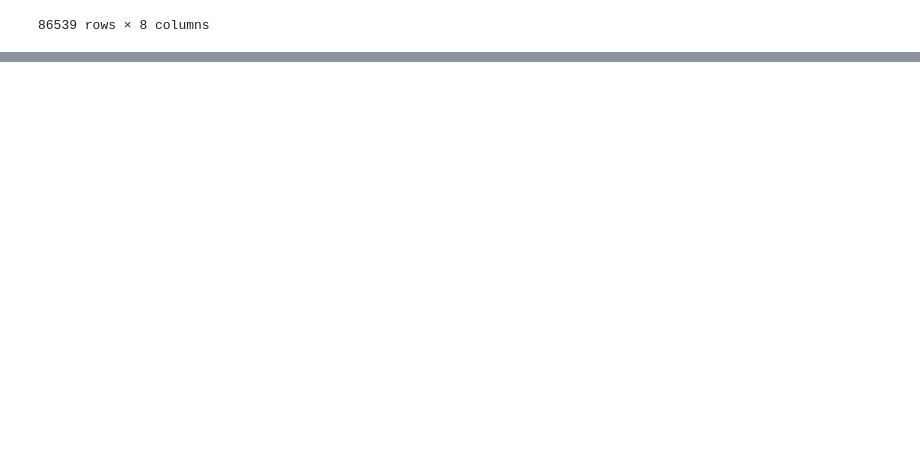
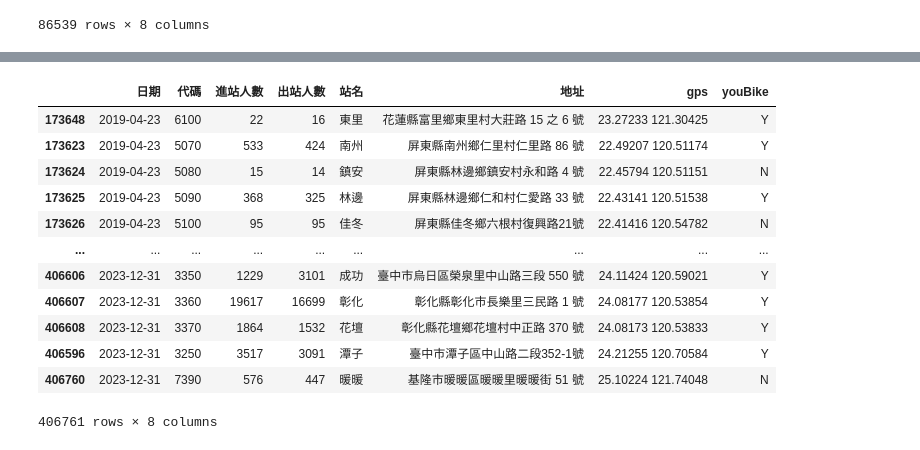
Before and after one commit to aashleyzheng/python_analysis, a Jupyter notebook: lesson18/lesson18_4.ipynb, the cells around one changed output, grey strips where cells are left out. Drawn from its saved outputs; the diff is of its cells as text; code cells hidden in the pictures; blank space fills up the shorter version.

```diff
--- a/lesson18/lesson18_4.ipynb
+++ b/lesson18/lesson18_4.ipynb
@@ -44,0 +145,17 @@ concatenate() #numpy合併用法
+# %%
+sort_datas:DataFrame = combine_datas.sort_values(by='日期')
+sort_datas
+# %% [output]
+|  | 日期 | 代碼 | 進站人數 | 出站人數 | 站名 | 地址 | gps | youBike |
+| 173648 | 2019-04-23 | 6100 | 22 | 16 | 東里 | 花蓮縣富里鄉東里村大莊路 15 之 6 號 | 23.27233 121.30425 | Y |
+| 173623 | 2019-04-23 | 5070 | 533 | 424 | 南州 | 屏東縣南州鄉仁里村仁里路 86 號 | 22.49207 120.51174 | Y |
+| 173624 | 2019-04-23 | 5080 | 15 | 14 | 鎮安 | 屏東縣林邊鄉鎮安村永和路 4 號 | 22.45794 120.51151 | N |
+| 173625 | 2019-04-23 | 5090 | 368 | 325 | 林邊 | 屏東縣林邊鄉仁和村仁愛路 33 號 | 22.43141 120.51538 | Y |
+| 173626 | 2019-04-23 | 5100 | 95 | 95 | 佳冬 | 屏東縣佳冬鄉六根村復興路21號 | 22.41416 120.54782 | N |
+| ... | ... | ... | ... | ... | ... | ... | ... | ... |
+| 406606 | 2023-12-31 | 3350 | 1229 | 3101 | 成功 | 臺中市烏日區榮泉里中山路三段 550 號 | 24.11424 120.59021 | Y |
+| 406607 | 2023-12-31 | 3360 | 19617 | 16699 | 彰化 | 彰化縣彰化市長樂里三民路 1 號 | 24.08177 120.53854 | Y |
+| 406608 | 2023-12-31 | 3370 | 1864 | 1532 | 花壇 | 彰化縣花壇鄉花壇村中正路 370 號 | 24.08173 120.53833 | Y |
+| 406596 | 2023-12-31 | 3250 | 3517 | 3091 | 潭子 | 臺中市潭子區中山路二段352-1號 | 24.21255 120.70584 | Y |
+| 406760 | 2023-12-31 | 7390 | 576 | 447 | 暖暖 | 基隆市暖暖區暖暖里暖暖街 51 號 | 25.10224 121.74048 | N |
+406761 rows × 8 columns
```
Also changed, not shown: parts of 11 cells of this notebook.
